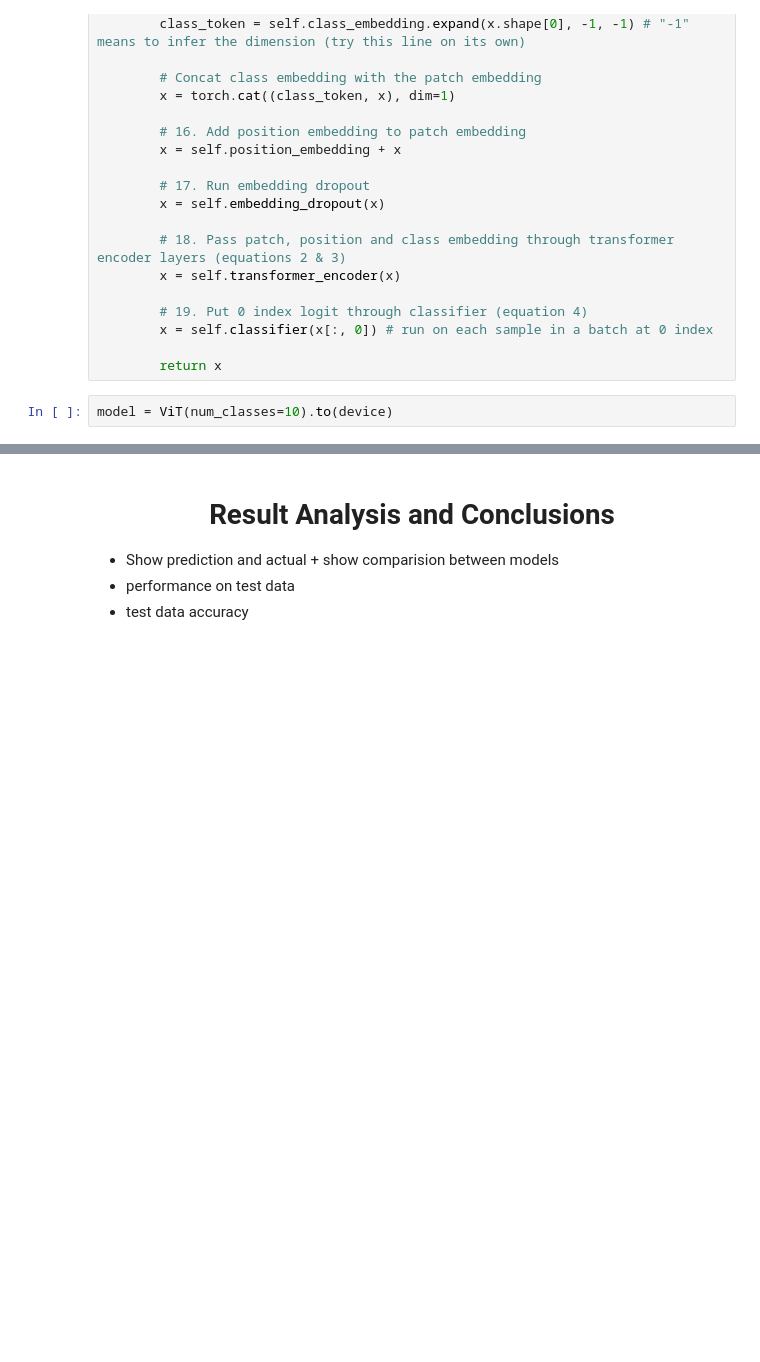
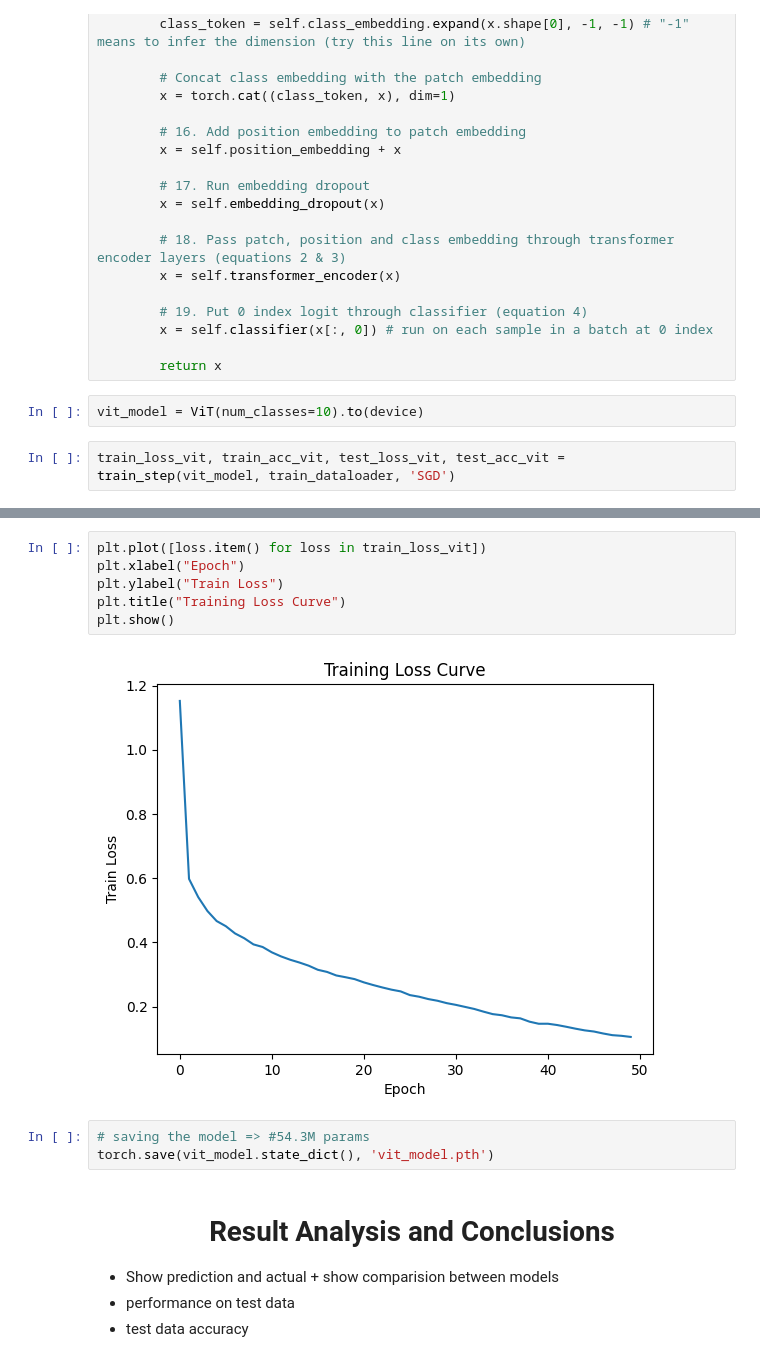
Before and after one commit to khetansarvesh/msml_602, a Jupyter notebook: image_classification_DL.ipynb, the cells around one changed output, grey strips where cells are left out. Saved outputs shown, nothing was run; the diff lists cells and outputs as text; blank space fills up the shorter version.

```diff
--- a/image_classification_DL.ipynb
+++ b/image_classification_DL.ipynb
@@ -814,4 +767,6 @@ class ViT(nn.Module):
 
         return x
 # %%
-model = ViT(num_classes=10).to(device)
+vit_model = ViT(num_classes=10).to(device)
+# %%
+train_loss_vit, train_acc_vit, test_loss_vit, test_acc_vit = train_step(vit_model, train_dataloader, 'SGD')
@@ -818,3 +791,14 @@ model = ViT(num_classes=10).to(device)
+# %%
+plt.plot([loss.item() for loss in train_loss_vit])
+plt.xlabel("Epoch")
+plt.ylabel("Train Loss")
+plt.title("Training Loss Curve")
+plt.show()
+# %% [output]
+[figure, added]
+# %%
+# saving the model => #54.3M params
+torch.save(vit_model.state_dict(), 'vit_model.pth')
 # %% [markdown]
 # <h1> <b> <center>  Result Analysis and Conclusions  </center> </b> </h1>
 
```
Also changed, not shown: parts of 11 cells of this notebook.
